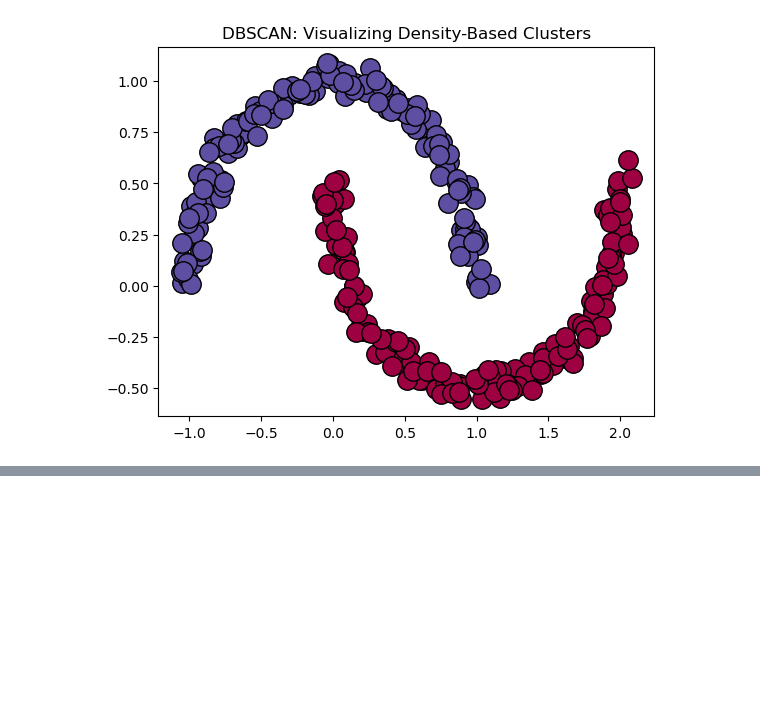
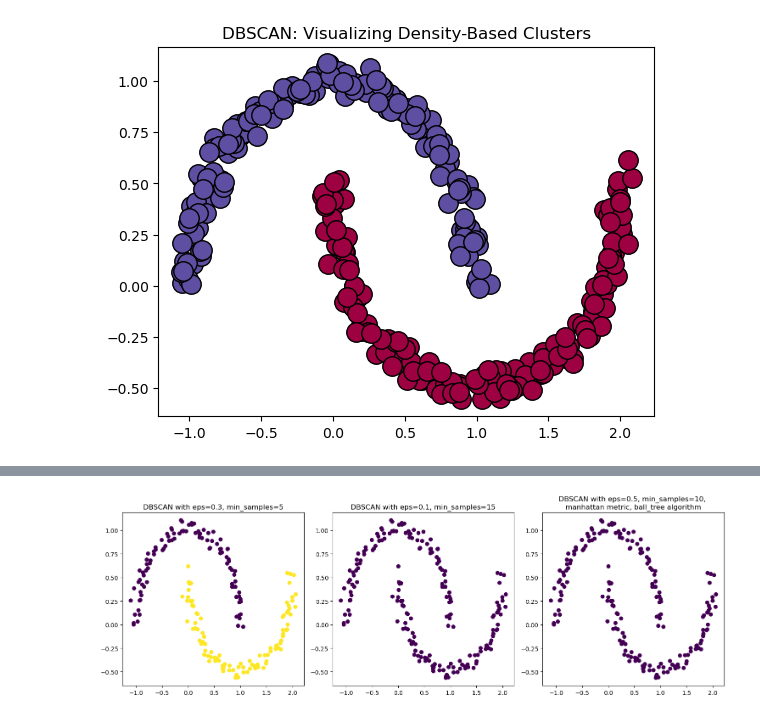
Before and after one commit to Amoako419/Clustering, a Jupyter notebook: DBscan.ipynb, the cells around one changed output, grey strips where cells are left out. Cells and saved outputs as stored; diff of their text form; code cells hidden in the pictures; blank space fills up the shorter version.

```diff
--- a/DBscan.ipynb
+++ b/DBscan.ipynb
@@ -287,0 +270,35 @@ ValueError: operands could not be broadcast together with shapes (200,) (300,)
+# %%
+from sklearn.cluster import DBSCAN
+import matplotlib.pyplot as plt
+from sklearn.datasets import make_moons
+import numpy as np
+
+# Generate moon-like dataset
+X, y = make_moons(n_samples=200, noise=0.05, random_state=42)
+
+# Run DBSCAN with different parameter sets
+db1 = DBSCAN(eps=0.3, min_samples=5).fit(X)
+# TODO: Run DBSCAN on the dataset with a custom distance metric and an appropriate algorithm for it using the following configurations
+# For db2 set eps=0.1, min_samples=15
+db2 = DBSCAN(eps=0.1,min_samples=15).fit(X)
+# For db3 set eps=0.5, min_samples=10 with manhattan metric and ball_tree algorithm
+db3 = DBSCAN(eps=0.5,min_samples=10,metric ='manhattan',algorithm='ball_tree').fit(X)
+
+# Visualize the clustering results with subplots
+plt.figure(figsize=(15, 5))
+plt.subplot(131)
+plt.scatter(X[:,0], X[:,1], c=db1.labels_)
+plt.title('DBSCAN with eps=0.3, min_samples=5')
+
+plt.subplot(132)
+plt.scatter(X[:,0], X[:,1], c=db2.labels_)
+plt.title('DBSCAN with eps=0.1, min_samples=15')
+
+plt.subplot(133)
+plt.scatter(X[:,0], X[:,1], c=db3.labels_)
+plt.title('DBSCAN with eps=0.5, min_samples=10, \nmanhattan metric, ball_tree algorithm')
+
+plt.tight_layout()
+plt.show()
+# %% [output]
+[figure, added]
```
Also changed, not shown: parts of 2 cells of this notebook.
